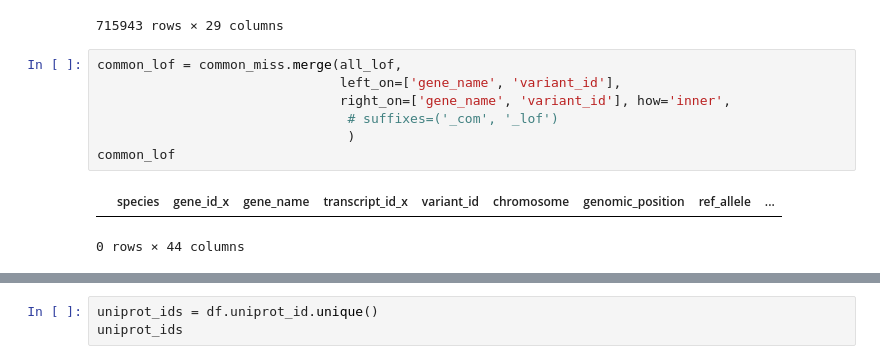
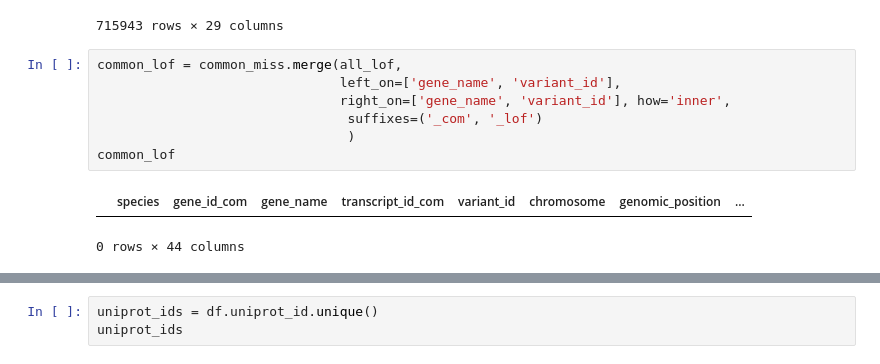
Before and after one commit to munch-group/primate-prot-var, a Jupyter notebook: notebooks/lof.ipynb, the cells around one changed output, grey strips where cells are left out. Saved outputs shown, nothing was run; the diff lists cells and outputs as text.

```diff
--- a/notebooks/lof.ipynb
+++ b/notebooks/lof.ipynb
@@ -54,10 +54,10 @@ all_lof
 # %%
 common_lof = common_miss.merge(all_lof,
                                left_on=['gene_name', 'variant_id'],
                                right_on=['gene_name', 'variant_id'], how='inner',
-                                # suffixes=('_com', '_lof')
+                                suffixes=('_com', '_lof')
                                 )
 common_lof
 # %% [output]
-|  | species | gene_id_x | gene_name | transcript_id_x | variant_id | chromosome | genomic_position | ref_allele | ... |
+|  | species | gene_id_com | gene_name | transcript_id_com | variant_id | chromosome | genomic_position | ... |
 0 rows × 44 columns
```
Also changed, not shown: parts of 3 cells of this notebook, 14 other files.
